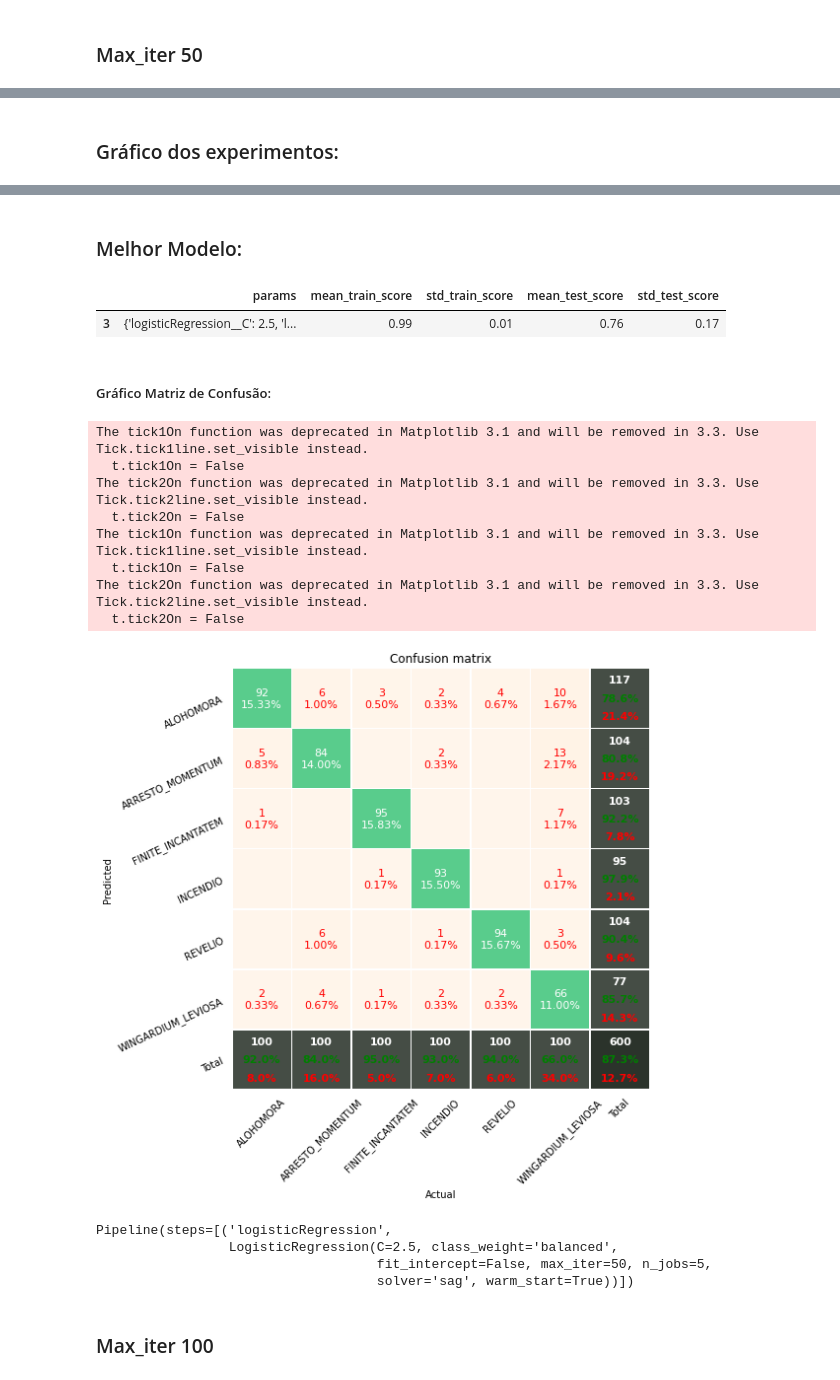
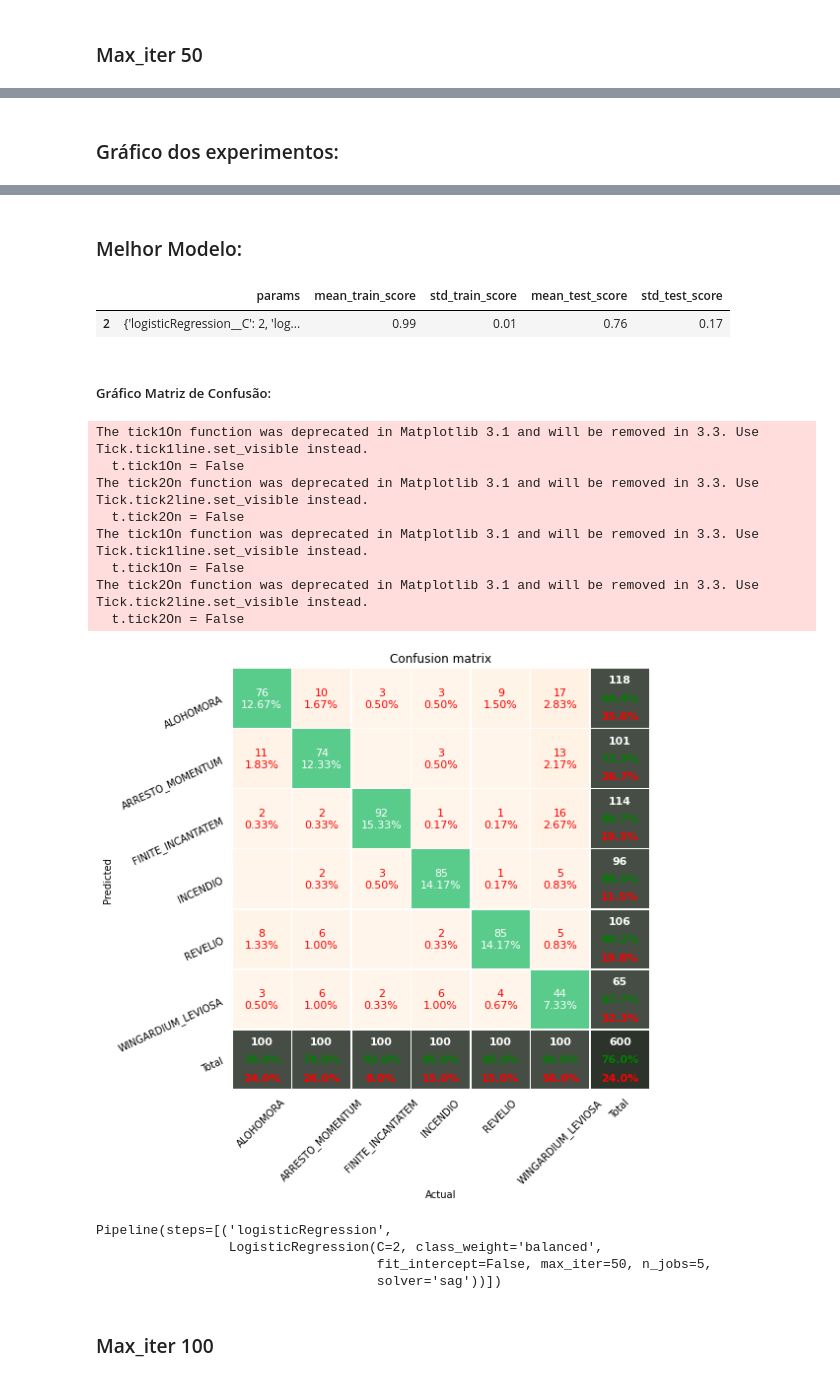
Before and after one commit to HeitorBRaymundo/mc906, a Jupyter notebook: prj3/LogisticRegression.ipynb, the cells around one changed output, grey strips where cells are left out. Saved outputs shown, nothing was run; the diff lists cells and outputs as text; code cells hidden in the pictures.

```diff
--- a/prj3/LogisticRegression.ipynb
+++ b/prj3/LogisticRegression.ipynb
@@ -230,8 +228,7 @@ parameters = {
     'logisticRegression__fit_intercept': [False],
     'logisticRegression__max_iter': [50],
     'logisticRegression__n_jobs': [5],
-    'logisticRegression__solver': ['sag'],
-    'logisticRegression__warm_start': [True]
+    'logisticRegression__solver': ['sag']
 }
 grid_search(pipe, parameters, X_processed, database_train.y, database_train.cv_author, n_jobs=6)
 # %% [output]
@@ -255,20 +252,20 @@ Gráfico dos experimentos:
 Melhor Modelo:
 |  | params | mean_train_score | std_train_score | mean_test_score | std_test_score |
-| 3 | {'logisticRegression__C': 2.5, 'l... | 0.99 | 0.01 | 0.76 | 0.17 |
+| 2 | {'logisticRegression__C': 2, 'log... | 0.99 | 0.01 | 0.76 | 0.17 |
 Gráfico Matriz de Confusão:
 The tick1On function was deprecated in Matplotlib 3.1 and will be removed in 3.3. Use Tick.tick1line.set_visible instead.
   t.tick1On = False
 The tick2On function was deprecated in Matplotlib 3.1 and will be removed in 3.3. Use Tick.tick2line.set_visible instead.
   t.tick2On = False
 The tick1On function was deprecated in Matplotlib 3.1 and will be removed in 3.3. Use Tick.tick1line.set_visible instead.
   t.tick1On = False
 The tick2On function was deprecated in Matplotlib 3.1 and will be removed in 3.3. Use Tick.tick2line.set_visible instead.
   t.tick2On = False
-[figure, old version]
+[figure, new version]
 Pipeline(steps=[('logisticRegression',
-                 LogisticRegression(C=2.5, class_weight='balanced',
+                 LogisticRegression(C=2, class_weight='balanced',
                                     fit_intercept=False, max_iter=50, n_jobs=5,
-                                    solver='sag', warm_start=True))])
+                                    solver='sag'))])
 # %% [markdown]
 ### Max_iter 100
 # %%
```
Also changed, not shown: parts of 7 cells of this notebook, 3 other files.
